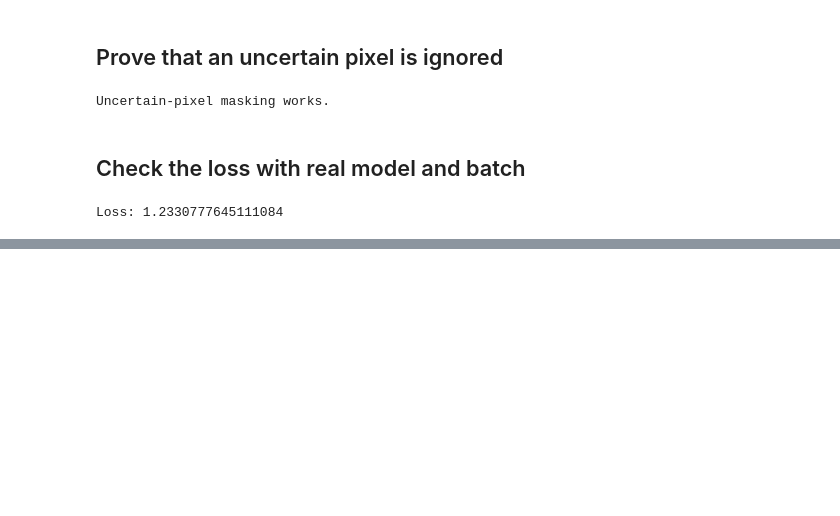
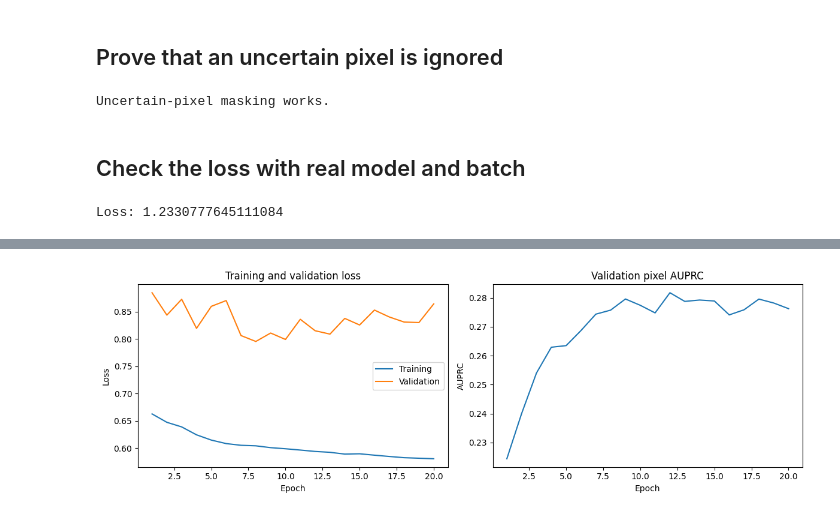
Before and after one commit to Randil01/Wildfire-Spread-Prediction-from-Satellite-Imagery, a Jupyter notebook: models/resnet_unet.ipynb, the cells around one changed output, grey strips where cells are left out. Cells and saved outputs as stored; diff of their text form; code cells hidden in the pictures; blank space fills up the shorter version.

Commit message:
train the resnet model

```diff
--- a/models/resnet_unet.ipynb
+++ b/models/resnet_unet.ipynb
@@ -315,0 +581,25 @@ Loss: 1.2330777645111084
+# %%
+import matplotlib.pyplot as plt
+
+epochs_completed = range(1, len(history["train_loss"]) + 1)
+
+plt.figure(figsize=(12, 4))
+
+plt.subplot(1, 2, 1)
+plt.plot(epochs_completed, history["train_loss"], label="Training")
+plt.plot(epochs_completed, history["val_loss"], label="Validation")
+plt.xlabel("Epoch")
+plt.ylabel("Loss")
+plt.title("Training and validation loss")
+plt.legend()
+
+plt.subplot(1, 2, 2)
+plt.plot(epochs_completed, history["val_auprc"])
+plt.xlabel("Epoch")
+plt.ylabel("AUPRC")
+plt.title("Validation pixel AUPRC")
+
+plt.tight_layout()
+plt.show()
+# %% [output]
+[figure, added]
```
Also changed, not shown: parts of 11 cells of this notebook, 1 other file.
